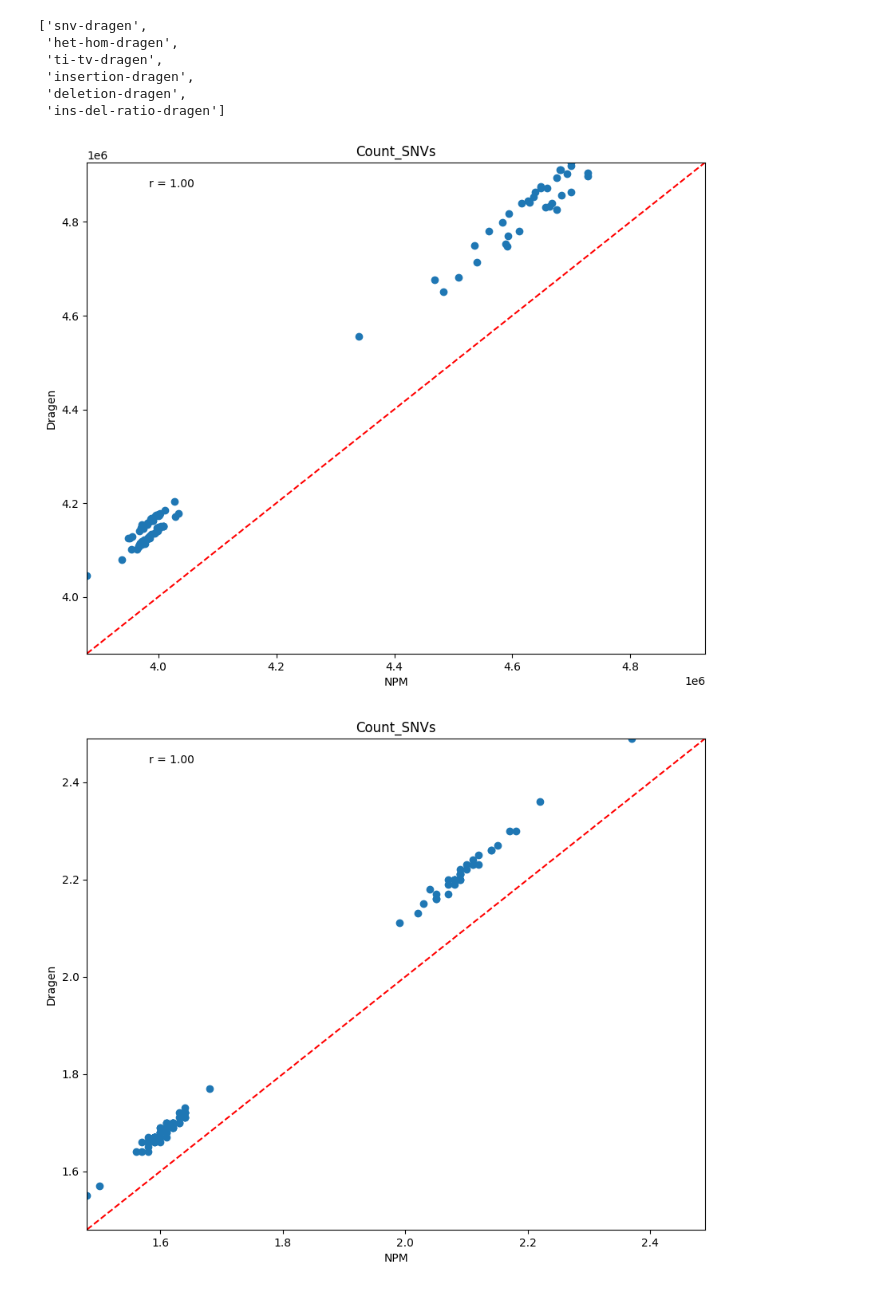
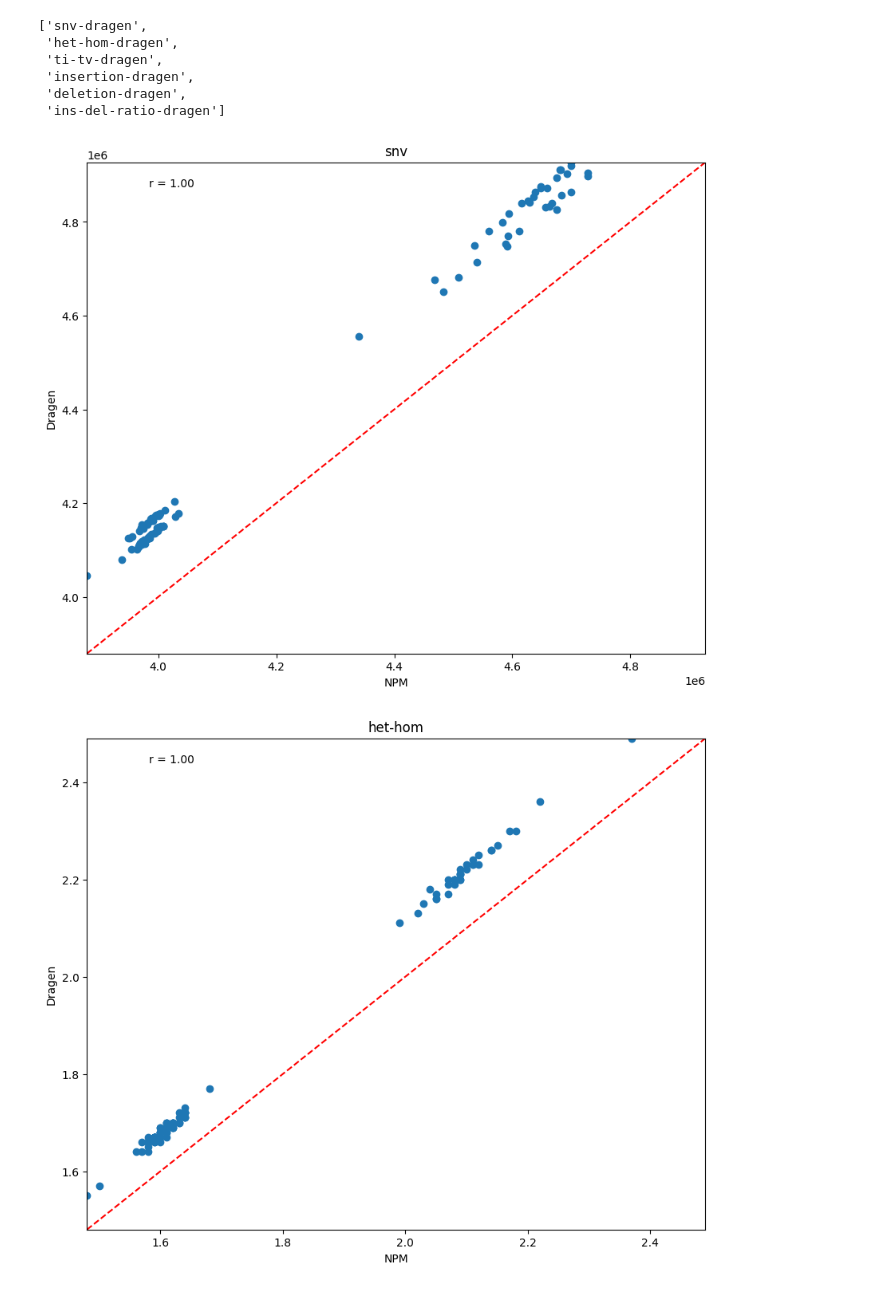
Before and after one commit to ga4gh/quality-control-wgs, a Jupyter notebook: benchmark_resources/stats/Metrics_correlation.ipynb, the cells around one changed output. Saved outputs shown, nothing was run; the diff lists cells and outputs as text; code cells hidden in the pictures.

Commit message:
update correlation_plot code

```diff
--- a/benchmark_resources/stats/Metrics_correlation.ipynb
+++ b/benchmark_resources/stats/Metrics_correlation.ipynb
@@ -133,39 +133,47 @@ ycols
 xcols = npm_col.columns.tolist()
 ycols = dragen_col.columns.tolist()
 
+title=0
+
 for i in range(len(xcols)):
     # sns.scatterplot(data=merged_dft, npm_col[xcols[i]], dragen_col[ycols[i]], hue='Superpopulation_code' )
+    npm_col_name=xcols[i]
+    npm_col_name
     plt.scatter(npm_col[xcols[i]], dragen_col[ycols[i]])
     # x_min = df['ins-del-ratio'].min()
     # x_max = df['ins-del-ratio'].max()
     x_min = npm_col[xcols[i]].min()
     x_max = npm_col[xcols[i]].max()
 
     # y_min = df['ins-del-ratio-dragen'].min()
     # y_max = df['ins-del-ratio-dragen'].max()
     y_min = dragen_col[ycols[i]].min()
     y_max = dragen_col[ycols[i]].max()
 
     # lineStart = min(x_min,y_min)
     # lineEnd = max(x_max,y_max)
     lineStart = min(x_min,y_min)
     lineEnd = max(x_max,y_max)
 
 
     plt.xlabel('NPM')
     plt.ylabel('Dragen')
-    # plt.title(xcols)
-    plt.title('Count_SNVs')
+    # plt.title('Count_SNVs')
+    # plt.title(xcols[title])
+    # title=title+1
+    plt.title(xcols[i])
+
     plt.rcParams.update({'figure.figsize':(10,8), 'figure.dpi':100})
     r, p = stats.pearsonr(npm_col[xcols[i]], dragen_col[ycols[i]])
     plt.plot([lineStart, lineEnd], [lineStart, lineEnd], color = 'r', linestyle = 'dashed')
     plt.xlim(lineStart, lineEnd)
     plt.ylim(lineStart, lineEnd)
     plt.annotate('r = {:.2f}'.format(r), xy=(0.1, 0.95), xycoords='axes fraction')
     plt.show()
 
 
+
 # plt.legend(bbox_to_anchor=(1.025,1), loc='upper left', borderaxespad=0.)
 # %% [output]
-[figure, old version]
+[figure, new version]
-[figure, old version]
+[figure, new version]
```
Also changed, not shown: parts of 2 cells of this notebook.
